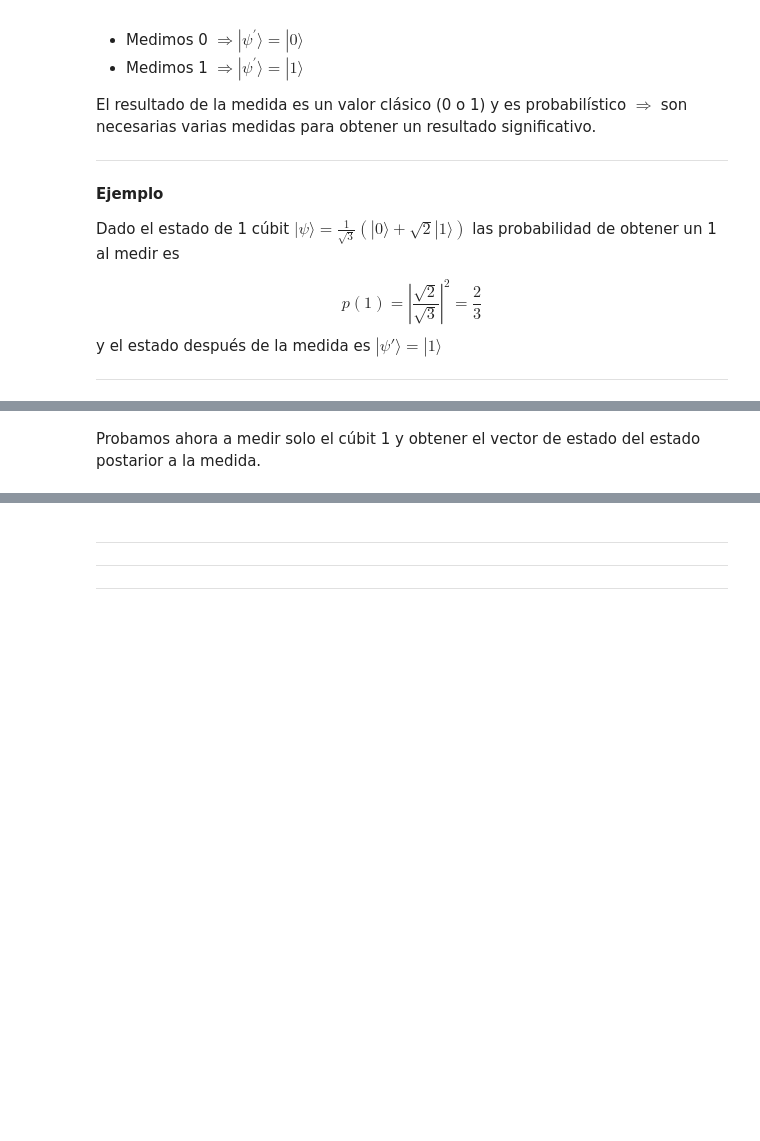
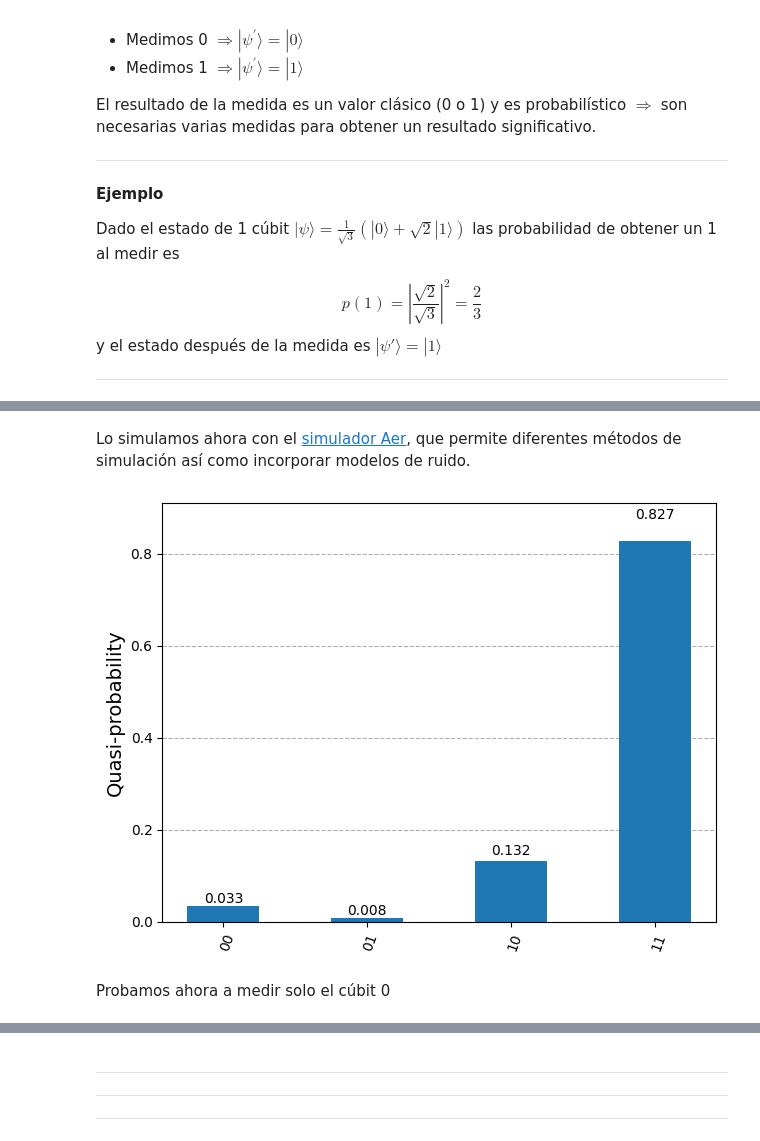
Before and after one commit to tarabelo/GrIA-QML-2025-26, a Jupyter notebook: 03. Bits y Cúbits.ipynb, the cells around one changed output, grey strips where cells are left out. Cells and saved outputs as stored; diff of their text form; code cells hidden in the pictures; blank space fills up the shorter version.

```diff
--- a/03. Bits y Cúbits.ipynb
+++ b/03. Bits y Cúbits.ipynb
@@ -1823,3 +1782,30 @@ plot_histogram(result.get_counts())
+# %% [markdown]
+Lo simulamos ahora con el [simulador Aer](https://qiskit.github.io/qiskit-aer/stubs/qiskit_aer.AerSimulator.html), que permite diferentes métodos de simulación así como incorporar modelos de ruido.
+# %%
+from qiskit_aer import AerSimulator
+from qiskit_aer.primitives import SamplerV2 as Sampler
+from qiskit import transpile
+
+
+# Utilizamos el AerSimulator en modo automático
+sim = AerSimulator(method='automatic')
+
+sampler = Sampler.from_backend(sim)
+
+# Hacemos una simulación y obtenemos los resultados
+result = sampler.run([transpile(qc,sim)], shots=shots).result()[0]
+
+# Miramos las medidas en el registro clasico
+# counts es un diccionario con el núnero de veces que se ha medido cada estado
+counts = result.data.medidas.get_counts()
+
+# Obtenemos las probabilidades
+final_distribution = {key: val / shots for key, val in counts.items()}
+
+# Mostramos el hitograma
+plot_histogram(final_distribution)
+# %% [output]
+[figure, added]
 # %% [markdown]
-Probamos ahora a medir solo el cúbit 1 y obtener el vector de estado del estado postarior a la medida.
+Probamos ahora a medir solo el cúbit 0
 # %%
```
Also changed, not shown: parts of 28 cells of this notebook.
